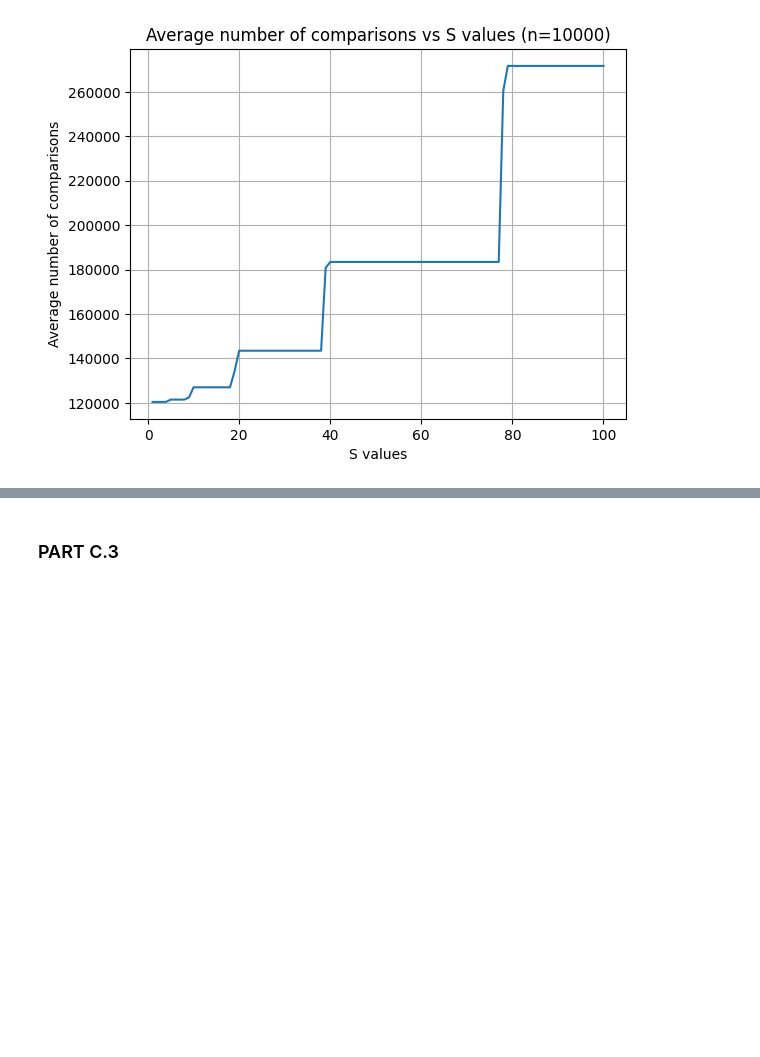
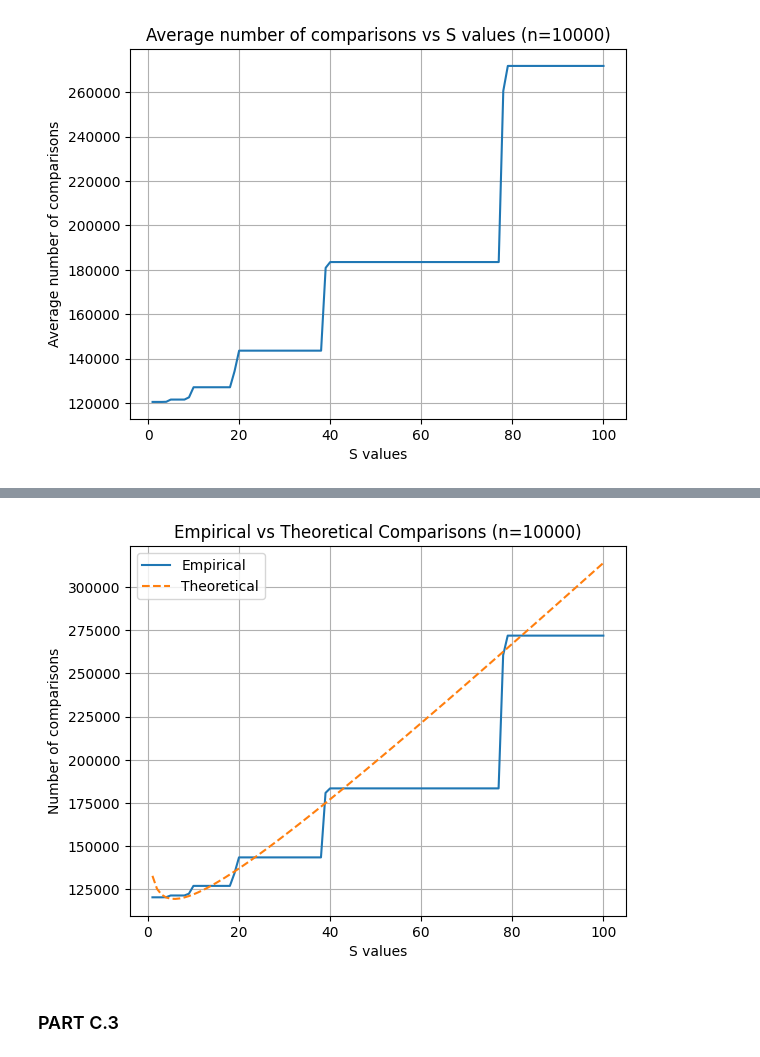
Before and after one commit to maejikal/SC2001-Algorithm-Lab, a Jupyter notebook: lab1/project1.ipynb, the cells around one changed output, grey strips where cells are left out. Saved outputs shown, nothing was run; the diff lists cells and outputs as text; code cells hidden in the pictures; blank space fills up the shorter version.

```diff
--- a/lab1/project1.ipynb
+++ b/lab1/project1.ipynb
@@ -132,3 +141,24 @@ for j in datasets_c_2:
+# %%
+def theoretical_comparisons(n, S): #approx number of comparisons for hybrid
+    if S >= n:
+        # if S >= n, it's just insertion sort on the whole array
+        return  (n * (n-1) / 4)
+    return n * math.log2(n / S) + (n * (S-1) / 4)
+# n and s were definied earlier, n = 10000, s = [x for x in range(1,101)]
+theoretical_results = {S: theoretical_comparisons(n, S) for S in s}
+
+# plotting empirical vs theoretical results
+plt.plot(list(comps_hyb_dict.keys()), list(comps_hyb_dict.values()), label="Empirical")
+plt.plot(list(theoretical_results.keys()), list(theoretical_results.values()), label="Theoretical", linestyle="--")
+
+plt.xlabel("S values")
+plt.ylabel("Number of comparisons")
+plt.title(f"Empirical vs Theoretical Comparisons (n={n})")
+plt.legend()
+plt.grid(True)
+plt.show()
+# %% [output]
+[figure, added]
 # %% [markdown]
 ### PART C.3
 # %%
```
Also changed, not shown: parts of 4 cells of this notebook, 1 other file.
